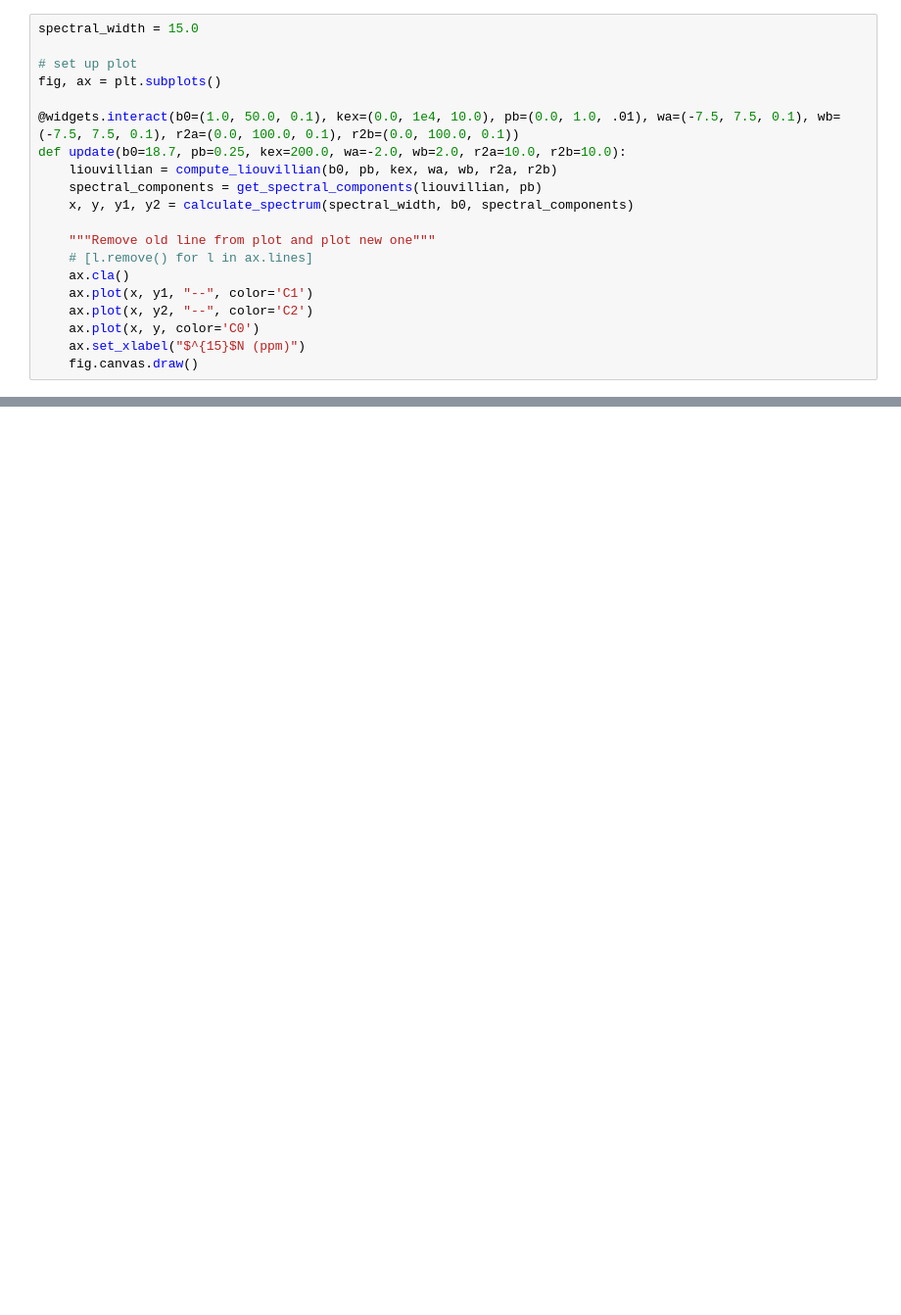
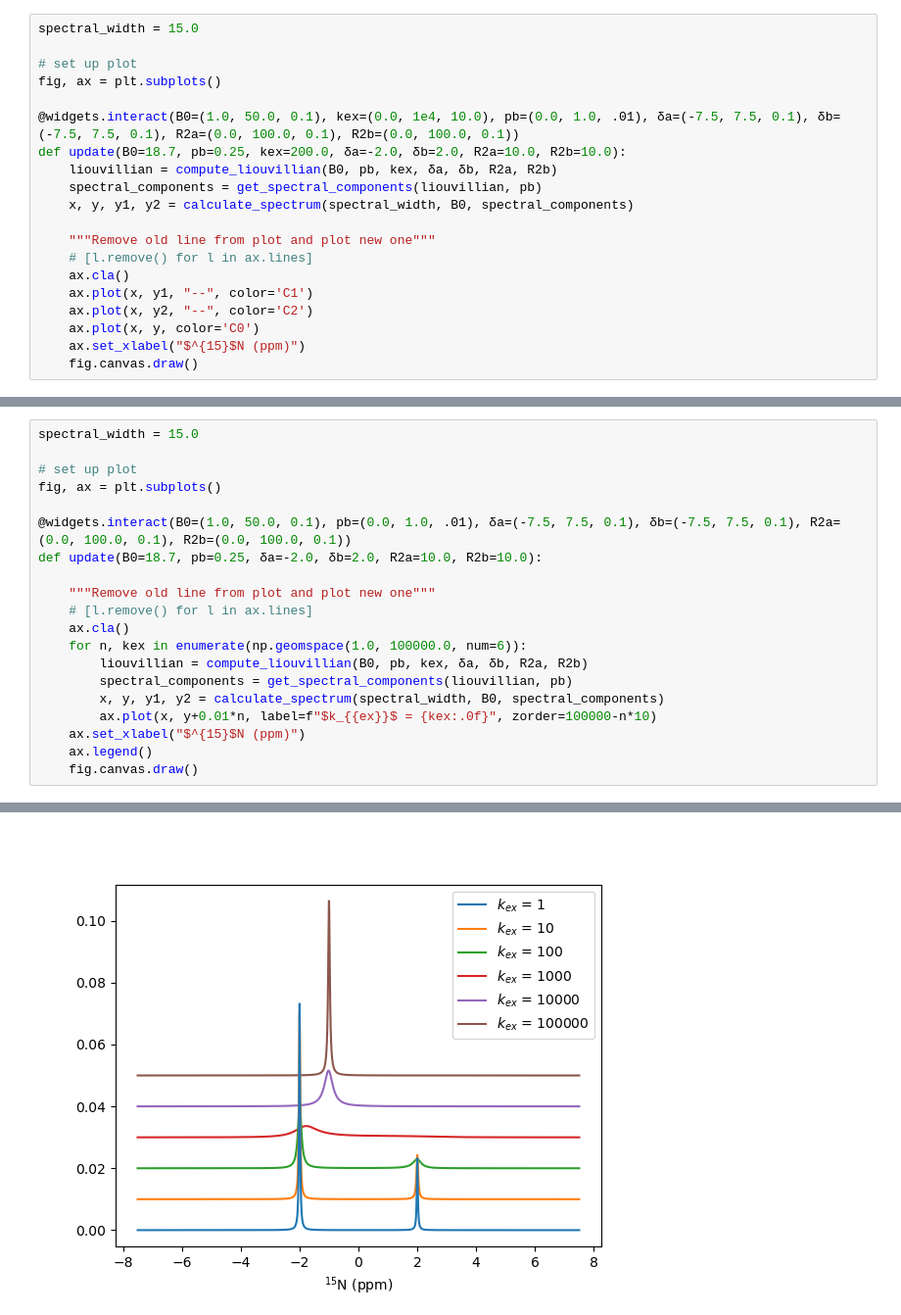
Before and after one commit to gbouvignies/exchange-1d-spectra, a Jupyter notebook: index.ipynb, the cells around one changed output, grey strips where cells are left out. Shown at 98% size. Cells and saved outputs as stored; diff of their text form; blank space fills up the shorter version.

```diff
--- a/index.ipynb
+++ b/index.ipynb
@@ -9,11 +283,11 @@ spectral_width = 15.0
 # set up plot
 fig, ax = plt.subplots()
 
-@widgets.interact(b0=(1.0, 50.0, 0.1), kex=(0.0, 1e4, 10.0), pb=(0.0, 1.0, .01), wa=(-7.5, 7.5, 0.1), wb=(-7.5, 7.5, 0.1), r2a=(0.0, 100.0, 0.1), r2b=(0.0, 100.0, 0.1))
-def update(b0=18.7, pb=0.25, kex=200.0, wa=-2.0, wb=2.0, r2a=10.0, r2b=10.0):
-    liouvillian = compute_liouvillian(b0, pb, kex, wa, wb, r2a, r2b)
+@widgets.interact(B0=(1.0, 50.0, 0.1), kex=(0.0, 1e4, 10.0), pb=(0.0, 1.0, .01), δa=(-7.5, 7.5, 0.1), δb=(-7.5, 7.5, 0.1), R2a=(0.0, 100.0, 0.1), R2b=(0.0, 100.0, 0.1))
+def update(B0=18.7, pb=0.25, kex=200.0, δa=-2.0, δb=2.0, R2a=10.0, R2b=10.0):
+    liouvillian = compute_liouvillian(B0, pb, kex, δa, δb, R2a, R2b)
     spectral_components = get_spectral_components(liouvillian, pb)
-    x, y, y1, y2 = calculate_spectrum(spectral_width, b0, spectral_components)
+    x, y, y1, y2 = calculate_spectrum(spectral_width, B0, spectral_components)
 
     """Remove old line from plot and plot new one"""
     # [l.remove() for l in ax.lines]
@@ -28 +302,22 @@ interactive(children=(FloatSlider(value=18.7, description='b0', max=50.0, min=1.
 [figure]
+# %%
+spectral_width = 15.0
+
+# set up plot
+fig, ax = plt.subplots()
+
+@widgets.interact(B0=(1.0, 50.0, 0.1), pb=(0.0, 1.0, .01), δa=(-7.5, 7.5, 0.1), δb=(-7.5, 7.5, 0.1), R2a=(0.0, 100.0, 0.1), R2b=(0.0, 100.0, 0.1))
+def update(B0=18.7, pb=0.25, δa=-2.0, δb=2.0, R2a=10.0, R2b=10.0):
+
+    """Remove old line from plot and plot new one"""
+    # [l.remove() for l in ax.lines]
+    ax.cla()
+    for n, kex in enumerate(np.geomspace(1.0, 100000.0, num=6)):
+        liouvillian = compute_liouvillian(B0, pb, kex, δa, δb, R2a, R2b)
+        spectral_components = get_spectral_components(liouvillian, pb)
+        x, y, y1, y2 = calculate_spectrum(spectral_width, B0, spectral_components)
+        ax.plot(x, y+0.01*n, label=f"$k_{{ex}}$ = {kex:.0f}", zorder=100000-n*10)
+    ax.set_xlabel("$^{15}$N (ppm)")
+    ax.legend()
+    fig.canvas.draw()
+# %% [output]
@@ -28,0 +325 @@ interactive(children=(FloatSlider(value=18.7, description='b0', max=50.0, min=1.
+[figure, added]
```
Also changed, not shown: parts of 4 cells of this notebook, 4 other files.
